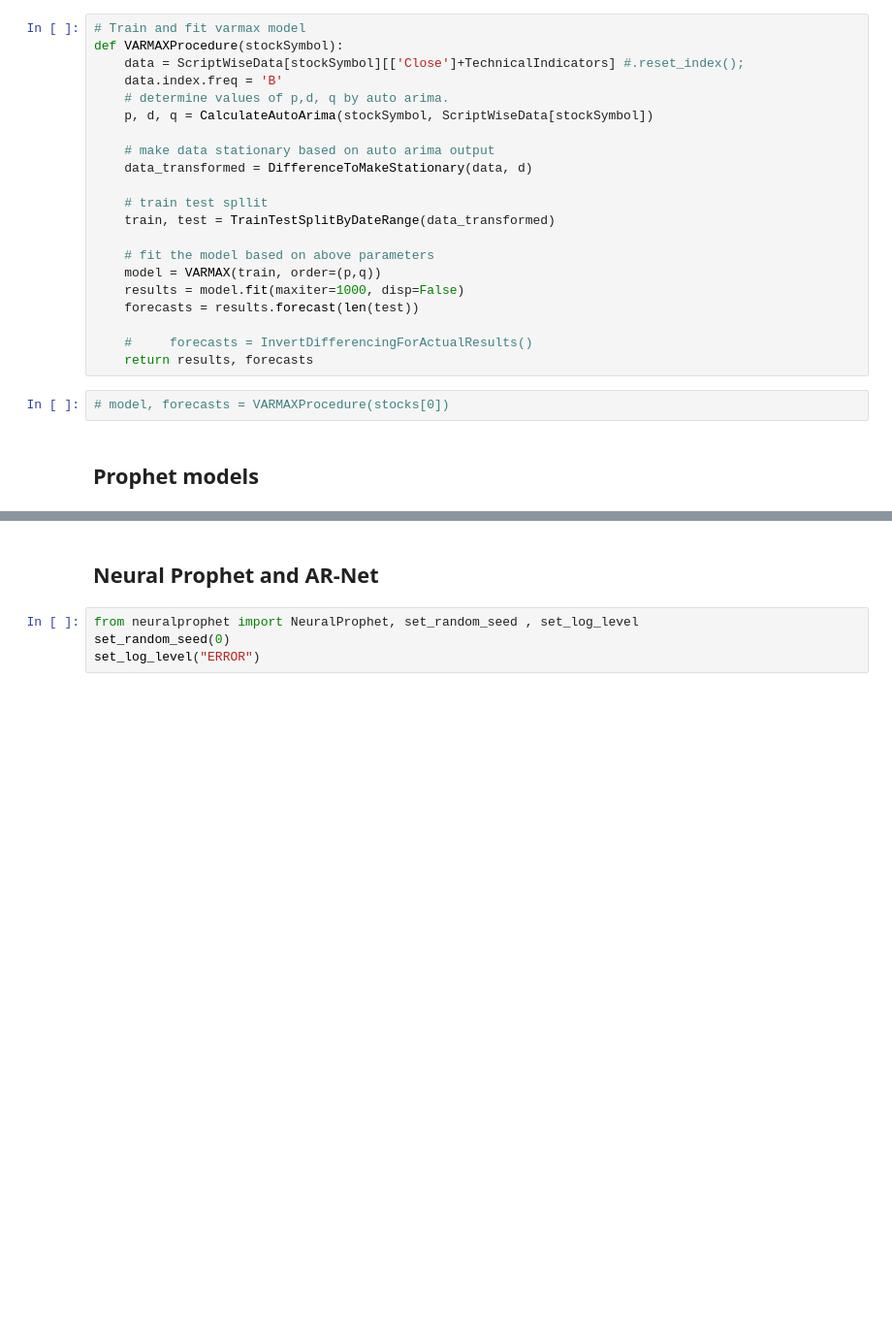
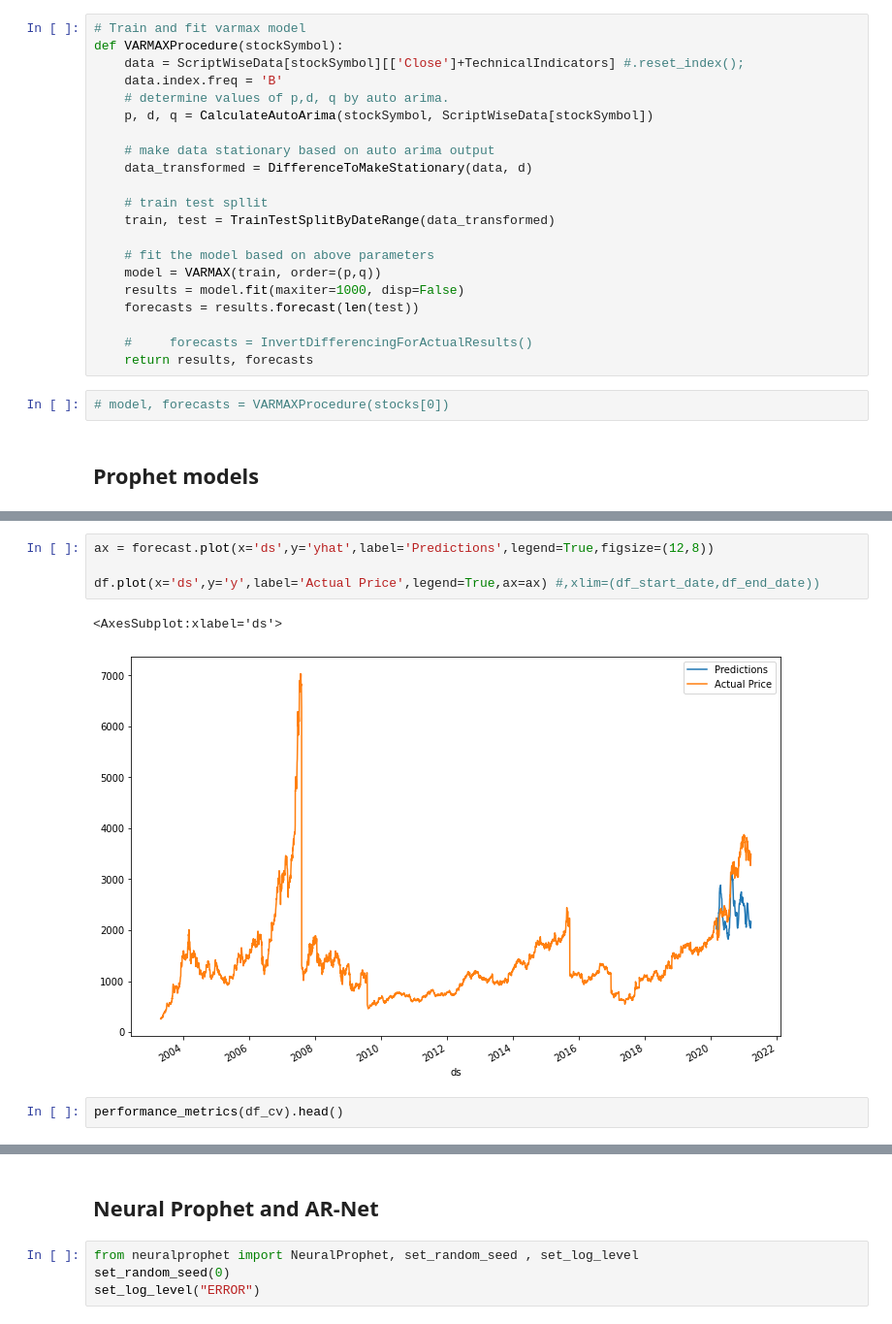
Before and after one commit to acamit/DataScience, a Jupyter notebook: Thesis work/Code/Thesis Implementation Models.ipynb, the cells around one changed output, grey strips where cells are left out. Shown at 97% size. Cells and saved outputs as stored; diff of their text form; blank space fills up the shorter version.

```diff
--- a/Thesis work/Code/Thesis Implementation Models.ipynb
+++ b/Thesis work/Code/Thesis Implementation Models.ipynb
@@ -688,0 +664,9 @@ m.plot(forecast);
+# %%
+ax = forecast.plot(x='ds',y='yhat',label='Predictions',legend=True,figsize=(12,8))
+
+df.plot(x='ds',y='y',label='Actual Price',legend=True,ax=ax) #,xlim=(df_start_date,df_end_date))
+# %% [output]
+<AxesSubplot:xlabel='ds'>
+[figure, added]
+# %%
+performance_metrics(df_cv).head()
```
Also changed, not shown: parts of 24 cells of this notebook.
